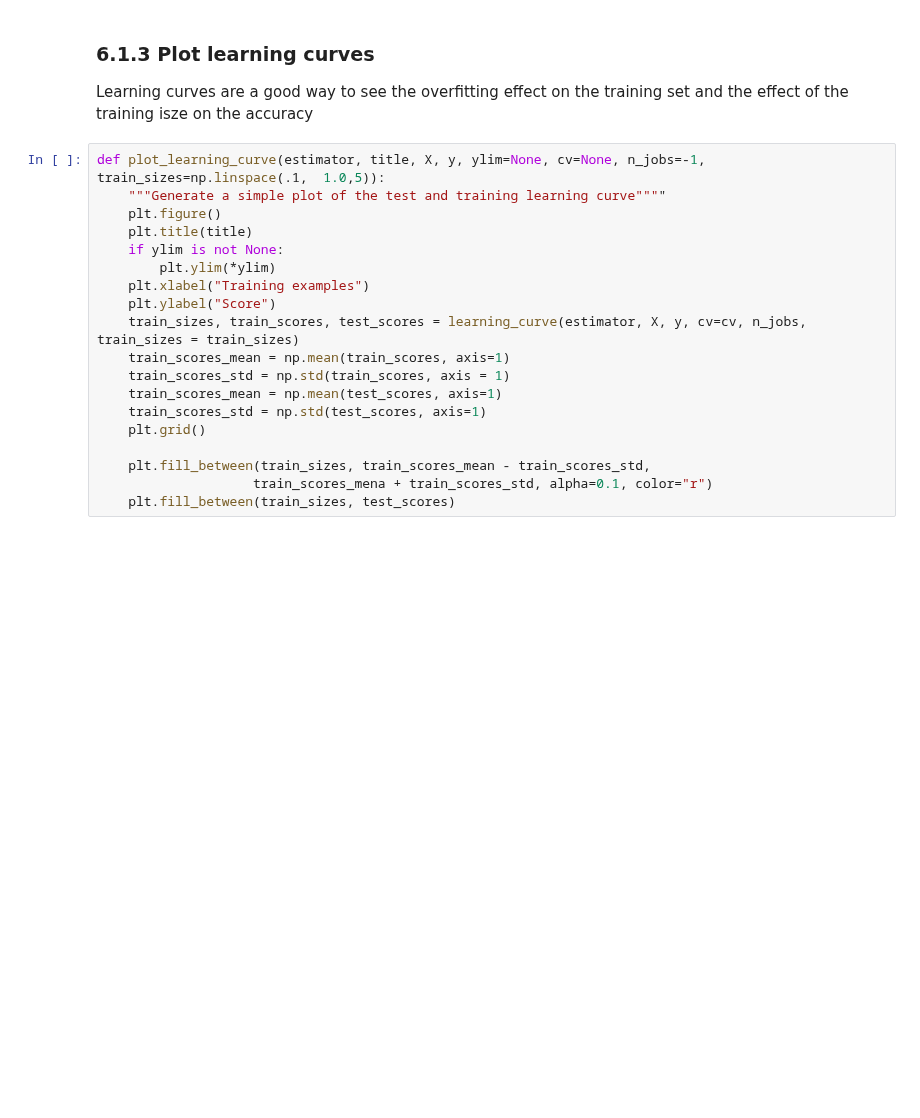
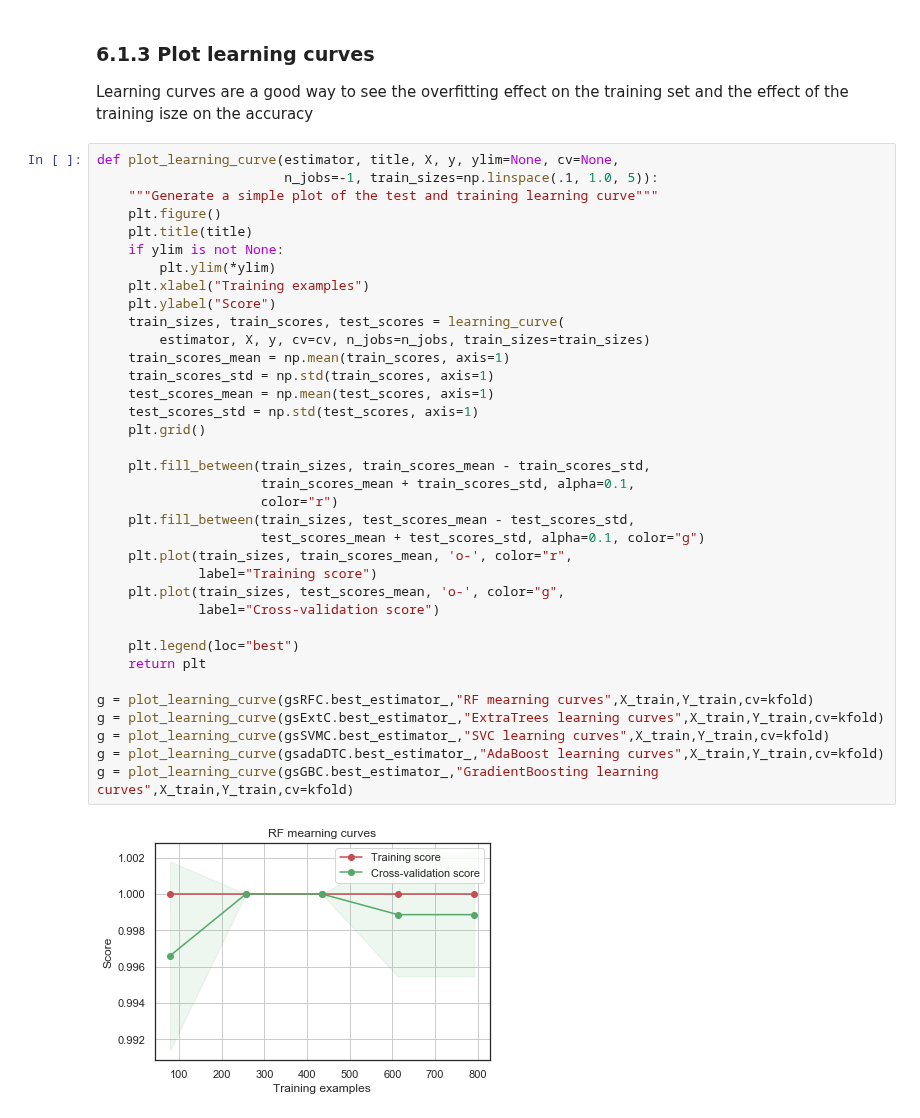
Before and after one commit to JohnHeo04/Day_by_day, a Jupyter notebook: Titanic Top 4% with ensemble modeling_3rd.ipynb, the cells around one changed output. Drawn from its saved outputs; the diff is of its cells as text; blank space fills up the shorter version.

```diff
--- a/Titanic Top 4% with ensemble modeling_3rd.ipynb
+++ b/Titanic Top 4% with ensemble modeling_3rd.ipynb
@@ -948,21 +947,40 @@ Fitting 10 folds for each of 28 candidates, totalling 280 fits
 ### 6.1.3 Plot learning curves
 Learning curves are a good way to see the overfitting effect on the training set and the effect of the training isze on the accuracy
 # %%
-def plot_learning_curve(estimator, title, X, y, ylim=None, cv=None, n_jobs=-1, train_sizes=np.linspace(.1,  1.0,5)):
-    """Generate a simple plot of the test and training learning curve""""
+def plot_learning_curve(estimator, title, X, y, ylim=None, cv=None,
+                        n_jobs=-1, train_sizes=np.linspace(.1, 1.0, 5)):
+    """Generate a simple plot of the test and training learning curve"""
     plt.figure()
     plt.title(title)
     if ylim is not None:
         plt.ylim(*ylim)
     plt.xlabel("Training examples")
     plt.ylabel("Score")
-    train_sizes, train_scores, test_scores = learning_curve(estimator, X, y, cv=cv, n_jobs, train_sizes = train_sizes)
+    train_sizes, train_scores, test_scores = learning_curve(
+        estimator, X, y, cv=cv, n_jobs=n_jobs, train_sizes=train_sizes)
     train_scores_mean = np.mean(train_scores, axis=1)
-    train_scores_std = np.std(train_scores, axis = 1)
-    train_scores_mean = np.mean(test_scores, axis=1)
-    train_scores_std = np.std(test_scores, axis=1)
+    train_scores_std = np.std(train_scores, axis=1)
+    test_scores_mean = np.mean(test_scores, axis=1)
+    test_scores_std = np.std(test_scores, axis=1)
     plt.grid()
 
     plt.fill_between(train_sizes, train_scores_mean - train_scores_std,
-                    train_scores_mena + train_scores_std, alpha=0.1, color="r")
-    plt.fill_between(train_sizes, test_scores)
+                     train_scores_mean + train_scores_std, alpha=0.1,
+                     color="r")
+    plt.fill_between(train_sizes, test_scores_mean - test_scores_std,
+                     test_scores_mean + test_scores_std, alpha=0.1, color="g")
+    plt.plot(train_sizes, train_scores_mean, 'o-', color="r",
+             label="Training score")
+    plt.plot(train_sizes, test_scores_mean, 'o-', color="g",
+             label="Cross-validation score")
+
+    plt.legend(loc="best")
+    return plt
+
+g = plot_learning_curve(gsRFC.best_estimator_,"RF mearning curves",X_train,Y_train,cv=kfold)
+g = plot_learning_curve(gsExtC.best_estimator_,"ExtraTrees learning curves",X_train,Y_train,cv=kfold)
+g = plot_learning_curve(gsSVMC.best_estimator_,"SVC learning curves",X_train,Y_train,cv=kfold)
+g = plot_learning_curve(gsadaDTC.best_estimator_,"AdaBoost learning curves",X_train,Y_train,cv=kfold)
+g = plot_learning_curve(gsGBC.best_estimator_,"GradientBoosting learning curves",X_train,Y_train,cv=kfold)
+# %% [output]
+[figure, added]
```
Also changed, not shown: parts of 32 cells of this notebook.
